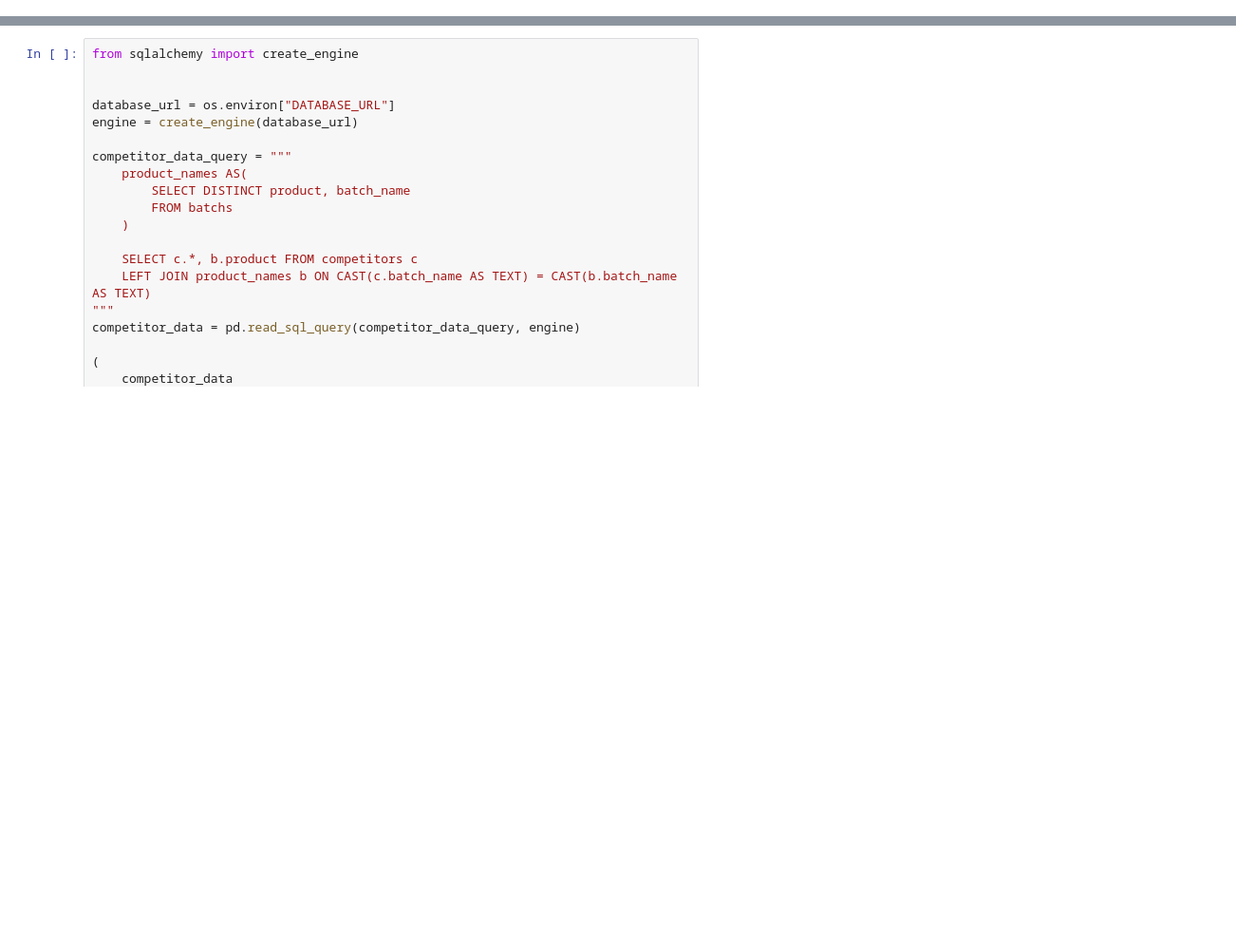
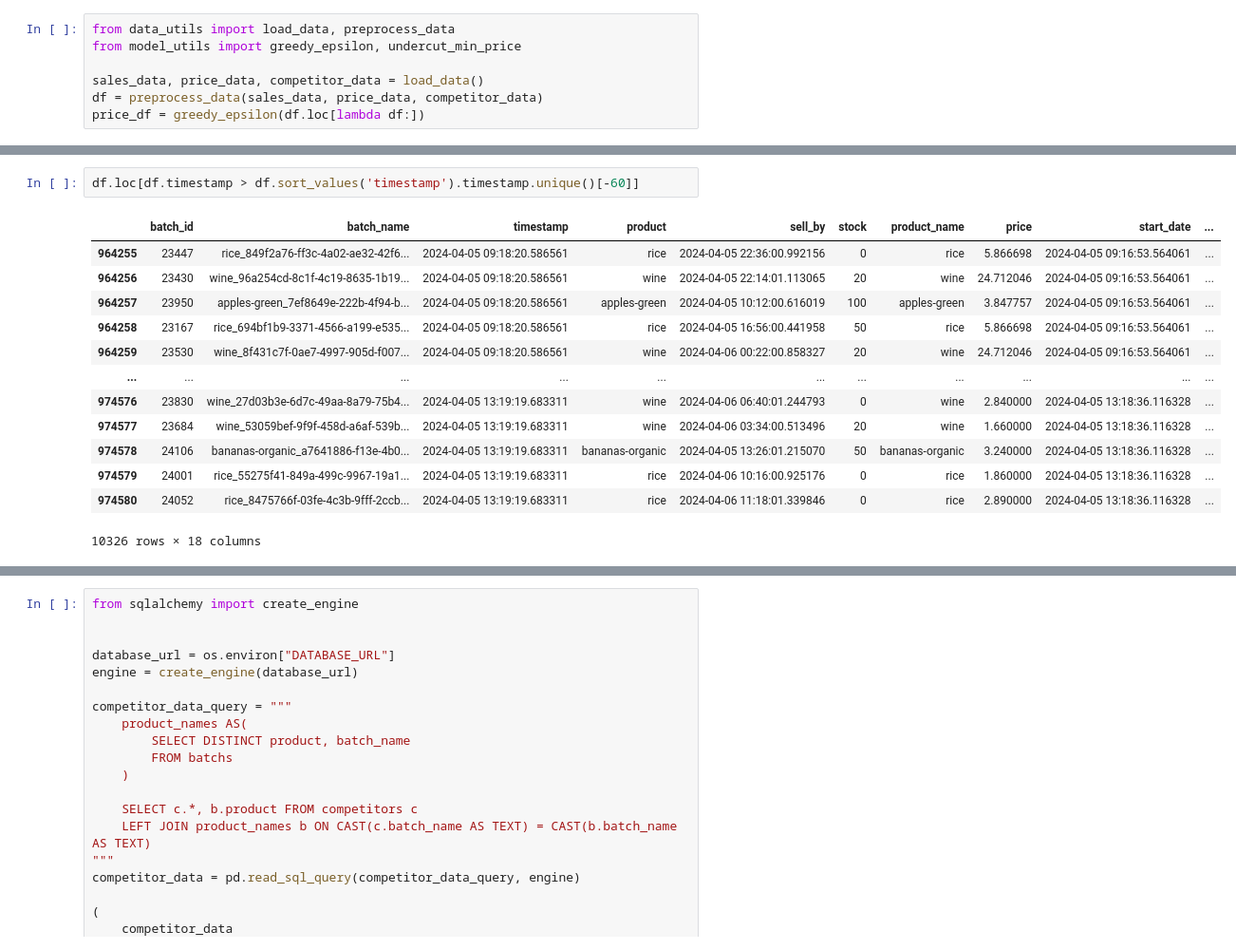
Before and after one commit to attiamani98/praice, a Jupyter notebook: fastapi/model_testing.ipynb, the cells around one changed output, grey strips where cells are left out. Shown at 95% size. Saved outputs shown, nothing was run; the diff lists cells and outputs as text; blank space fills up the shorter version.

Commit message:
update model

```diff
--- a/fastapi/model_testing.ipynb
+++ b/fastapi/model_testing.ipynb
@@ -14,0 +22,7 @@ update_price(update_db=True)
+# %%
+from data_utils import load_data, preprocess_data
+from model_utils import greedy_epsilon, undercut_min_price
+
+sales_data, price_data, competitor_data = load_data()
+df = preprocess_data(sales_data, price_data, competitor_data)
+price_df = greedy_epsilon(df.loc[lambda df:])
@@ -14,0 +47,16 @@ update_price(update_db=True)
+# %%
+df.loc[df.timestamp > df.sort_values('timestamp').timestamp.unique()[-60]]
+# %% [output]
+|  | batch_id | batch_name | timestamp | product | sell_by | stock | product_name | price | start_date | ... |
+| 964255 | 23447 | rice_849f2a76-ff3c-4a02-ae32-42f6... | 2024-04-05 09:18:20.586561 | rice | 2024-04-05 22:36:00.992156 | 0 | rice | 5.866698 | 2024-04-05 09:16:53.564061 | ... |
+| 964256 | 23430 | wine_96a254cd-8c1f-4c19-8635-1b19... | 2024-04-05 09:18:20.586561 | wine | 2024-04-05 22:14:01.113065 | 20 | wine | 24.712046 | 2024-04-05 09:16:53.564061 | ... |
+| 964257 | 23950 | apples-green_7ef8649e-222b-4f94-b... | 2024-04-05 09:18:20.586561 | apples-green | 2024-04-05 10:12:00.616019 | 100 | apples-green | 3.847757 | 2024-04-05 09:16:53.564061 | ... |
+| 964258 | 23167 | rice_694bf1b9-3371-4566-a199-e535... | 2024-04-05 09:18:20.586561 | rice | 2024-04-05 16:56:00.441958 | 50 | rice | 5.866698 | 2024-04-05 09:16:53.564061 | ... |
+| 964259 | 23530 | wine_8f431c7f-0ae7-4997-905d-f007... | 2024-04-05 09:18:20.586561 | wine | 2024-04-06 00:22:00.858327 | 20 | wine | 24.712046 | 2024-04-05 09:16:53.564061 | ... |
+| ... | ... | ... | ... | ... | ... | ... | ... | ... | ... | ... |
+| 974576 | 23830 | wine_27d03b3e-6d7c-49aa-8a79-75b4... | 2024-04-05 13:19:19.683311 | wine | 2024-04-06 06:40:01.244793 | 0 | wine | 2.840000 | 2024-04-05 13:18:36.116328 | ... |
+| 974577 | 23684 | wine_53059bef-9f9f-458d-a6af-539b... | 2024-04-05 13:19:19.683311 | wine | 2024-04-06 03:34:00.513496 | 20 | wine | 1.660000 | 2024-04-05 13:18:36.116328 | ... |
+| 974578 | 24106 | bananas-organic_a7641886-f13e-4b0... | 2024-04-05 13:19:19.683311 | bananas-organic | 2024-04-05 13:26:01.215070 | 50 | bananas-organic | 3.240000 | 2024-04-05 13:18:36.116328 | ... |
+| 974579 | 24001 | rice_55275f41-849a-499c-9967-19a1... | 2024-04-05 13:19:19.683311 | rice | 2024-04-06 10:16:00.925176 | 0 | rice | 1.860000 | 2024-04-05 13:18:36.116328 | ... |
+| 974580 | 24052 | rice_8475766f-03fe-4c3b-9fff-2ccb... | 2024-04-05 13:19:19.683311 | rice | 2024-04-06 11:18:01.339846 | 0 | rice | 2.890000 | 2024-04-05 13:18:36.116328 | ... |
+10326 rows × 18 columns
```
Also changed, not shown: parts of 11 cells of this notebook, 4 other files.
